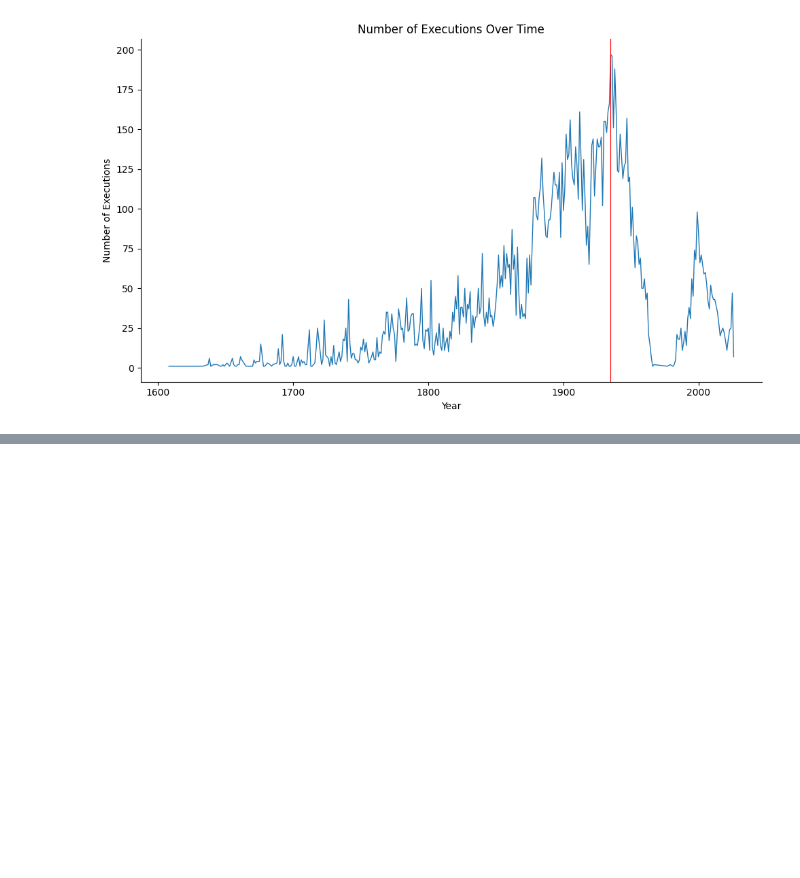
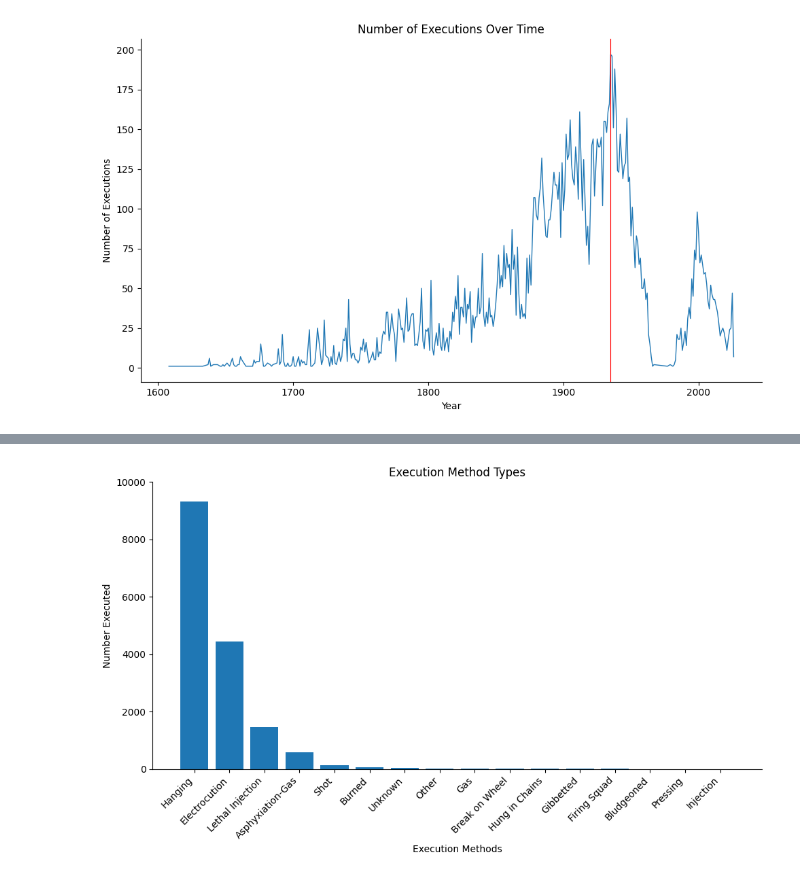
Before and after one commit to max-reevage/us-execution-trends-exploration, a Jupyter notebook: notebooks/execution_data_practice.ipynb, the cells around one changed output, grey strips where cells are left out. Drawn from its saved outputs; the diff is of its cells as text; code cells hidden in the pictures; blank space fills up the shorter version.

```diff
--- a/notebooks/execution_data_practice.ipynb
+++ b/notebooks/execution_data_practice.ipynb
@@ -336,0 +355,24 @@ plt.show()
+# %%
+methods_combined = pd.concat([
+    df_h_pre1977[['date_year', 'exec_method']].rename(columns={'date_year': 'year', 'exec_method': 'method'}),
+    df_m[['year', 'Method']].rename(columns={'Method': 'method'})
+])
+method_counts_combo = methods_combined['method'].value_counts().sort_values(ascending=False)
+# %%
+plt.figure(figsize=(10,6))
+plt.bar(method_counts_combo.index, method_counts_combo.values)
+plt.xticks(rotation=45, ha="right")
+
+ax = plt.gca()
+ax.spines['top'].set_visible(False)
+ax.spines['right'].set_visible(False)
+
+plt.xlabel('Execution Methods')
+plt.ylabel('Number Executed')
+plt.title('Execution Method Types')
+
+plt.ylim(0, 10000)
+plt.tight_layout()
+plt.show()
+# %% [output]
+[figure, added]
```
Also changed, not shown: parts of 7 cells of this notebook.
